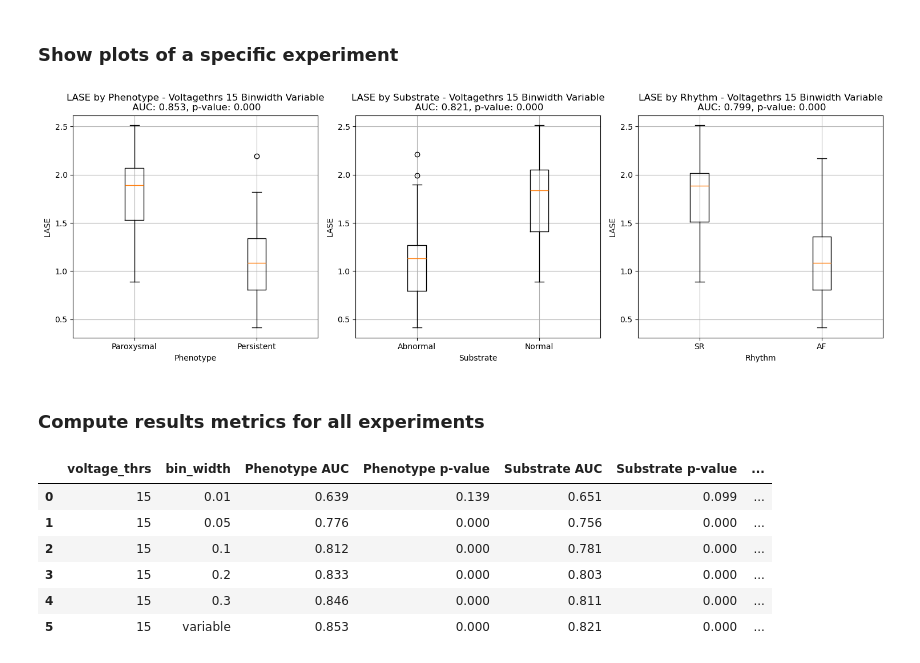
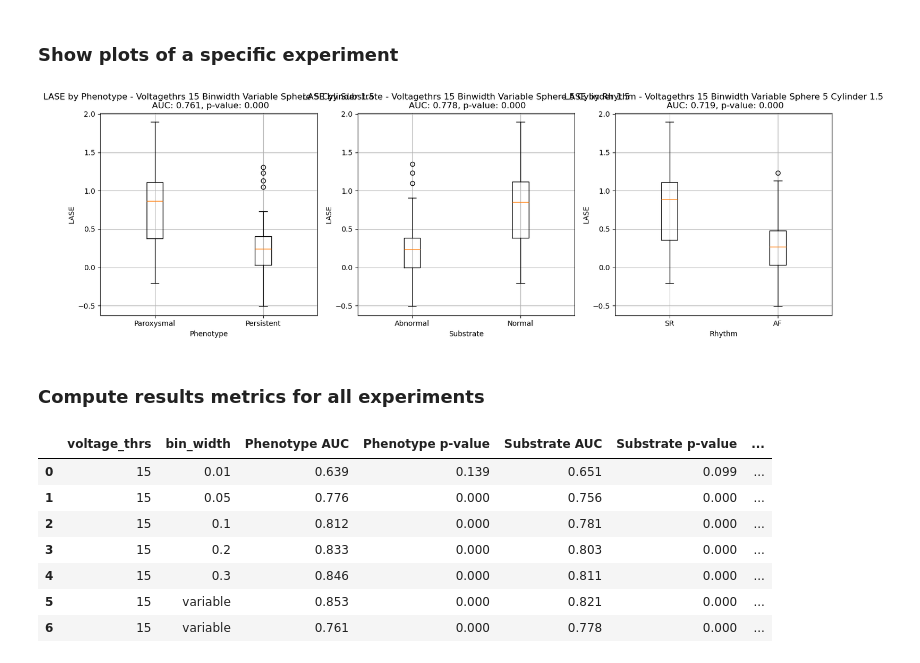
Before and after one commit to FilippoUslenghi/LA_entropy, a Jupyter notebook: results.ipynb, the cells around one changed output. Cells and saved outputs as stored; diff of their text form; code cells hidden in the pictures.

```diff
--- a/results.ipynb
+++ b/results.ipynb
@@ -76,7 +76,7 @@ patients_df
 ### Show plots of a specific experiment
 # %%
 results_dir = "results"
-experiment_name = "voltageThrs_15_binWidth_variable"
+experiment_name = "voltageThrs_15_binWidth_variable_sphere_5_cylinder_1.5"
 results_path = os.path.join(results_dir, experiment_name, "results.json")
 
 with open(results_path, "r") as f:
@@ -112,34 +112,34 @@ plt.figure(figsize=(15, 5))
 plt.subplot(1, 3, 1)
 plt.boxplot(
     [paroxysmal_lase, persistent_lase],
     tick_labels=["Paroxysmal", "Persistent"],
 )
 plt.title(f"LASE by Phenotype - {experiment_name.replace('_', ' ').title()}\n AUC: {roc_auc_score(results_df['Phenotype'].apply(lambda x: 1 if x == 'Paroxysmal' else 0), y_pred):.3f}, p-value: {ttest_ind(paroxysmal_lase, persistent_lase, equal_var=False, alternative='greater').pvalue:.3f}")  # type: ignore
 plt.ylabel("LASE")
 plt.xlabel("Phenotype")
 plt.grid()
 plt.subplot(1, 3, 2)
 plt.boxplot(
     [abnormal_lase, normal_lase],
     tick_labels=["Abnormal", "Normal"],
 )
 plt.title(f"LASE by Substrate - {experiment_name.replace('_', ' ').title()}\n AUC: {roc_auc_score(results_df['Substrate'].apply(lambda x: 1 if x == 'Normal' else 0), y_pred):.3f}, p-value: {ttest_ind(abnormal_lase, normal_lase, equal_var=False, alternative='less').pvalue:.3f}")  # type: ignore
 plt.ylabel("LASE")
 plt.xlabel("Substrate")
 plt.grid()
 plt.subplot(1, 3, 3)
 plt.boxplot(
     [SR_lase, AF_lase],
     tick_labels=["SR", "AF"],
 )
 plt.title(f"LASE by Rhythm - {experiment_name.replace('_', ' ').title()}\n AUC: {roc_auc_score(results_df['Rhythm'].apply(lambda x: 1 if x == 'SR' else 0), y_pred):.3f}, p-value: {ttest_ind(SR_lase, AF_lase, equal_var=False, alternative='greater').pvalue:.3f}")  # type: ignore
 plt.ylabel("LASE")
 plt.xlabel("Rhythm")
 plt.grid()
 plt.tight_layout()
 plt.show()
 # %% [output]
-[figure, old version]
+[figure, new version]
 # %% [markdown]
 ### Compute results metrics for all experiments
 # %%
@@ -226,3 +226,4 @@ metrics_df
 | 3 | 15 | 0.2 | 0.833 | 0.000 | 0.803 | 0.000 | ... |
 | 4 | 15 | 0.3 | 0.846 | 0.000 | 0.811 | 0.000 | ... |
 | 5 | 15 | variable | 0.853 | 0.000 | 0.821 | 0.000 | ... |
+| 6 | 15 | variable | 0.761 | 0.000 | 0.778 | 0.000 | ... |
```
Also changed, not shown: 1 other file.
